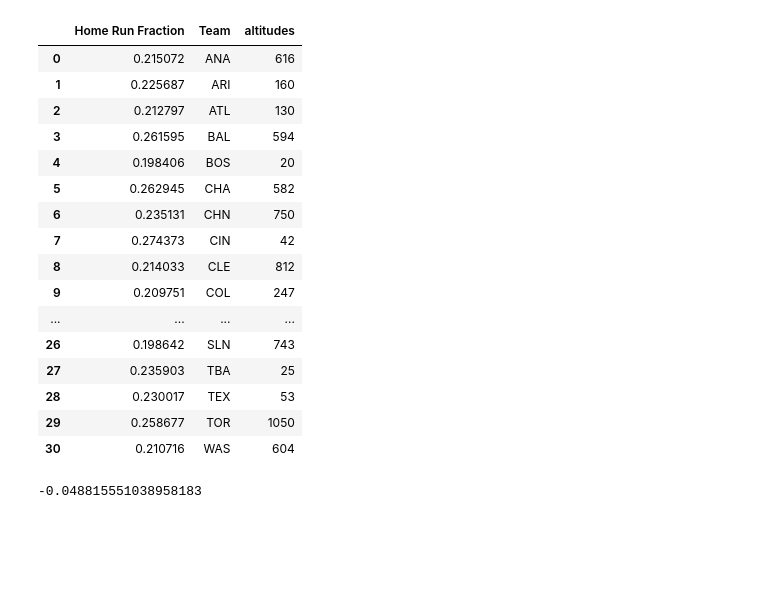
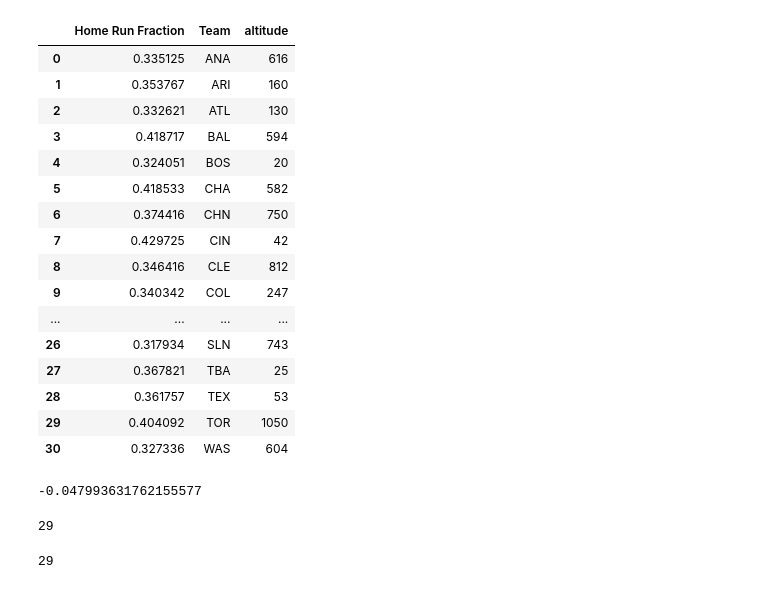
Before and after one commit to SamBusser30/Park_Factor-, a Jupyter notebook: Project_Code/HR fraction.ipynb, the cells around one changed output. Saved outputs shown, nothing was run; the diff lists cells and outputs as text; code cells hidden in the pictures; blank space fills up the shorter version.

```diff
--- a/Project_Code/HR fraction.ipynb
+++ b/Project_Code/HR fraction.ipynb
@@ -47,7 +47,7 @@ index = 0
 for ii in team_ids:
     dfTemp = dfRetro.loc[dfRetro['home_team_id'] == ii]
     dfTemp2 = dfTemp.loc[dfTemp['event_cd'] == 23]
-    home_runs[index][1] = dfTemp2['game_id'].count()
+    home_runs[index][1] = dfTemp2['event_runs_ct'].sum()
     index +=1
 
 #combine Miami and Florida
@@ -132,26 +135,31 @@ plt.show()
 # %%
-d = {'Team': team_ids,'Home Run Fraction': HRF, 'altitudes': altitudes['altitude']}
+d = {'Team': team_ids,'Home Run Fraction': HRF, 'altitude': altitudes['altitude']}
 dfCor = pd.DataFrame(data=d)
 dfCor
 # %% [output]
-|  | Home Run Fraction | Team | altitudes |
-| 0 | 0.215072 | ANA | 616 |
-| 1 | 0.225687 | ARI | 160 |
-| 2 | 0.212797 | ATL | 130 |
-| 3 | 0.261595 | BAL | 594 |
-| 4 | 0.198406 | BOS | 20 |
-| 5 | 0.262945 | CHA | 582 |
-| 6 | 0.235131 | CHN | 750 |
-| 7 | 0.274373 | CIN | 42 |
-| 8 | 0.214033 | CLE | 812 |
-| 9 | 0.209751 | COL | 247 |
+|  | Home Run Fraction | Team | altitude |
+| 0 | 0.335125 | ANA | 616 |
+| 1 | 0.353767 | ARI | 160 |
+| 2 | 0.332621 | ATL | 130 |
+| 3 | 0.418717 | BAL | 594 |
+| 4 | 0.324051 | BOS | 20 |
+| 5 | 0.418533 | CHA | 582 |
+| 6 | 0.374416 | CHN | 750 |
+| 7 | 0.429725 | CIN | 42 |
+| 8 | 0.346416 | CLE | 812 |
+| 9 | 0.340342 | COL | 247 |
 | ... | ... | ... | ... |
-| 26 | 0.198642 | SLN | 743 |
-| 27 | 0.235903 | TBA | 25 |
-| 28 | 0.230017 | TEX | 53 |
-| 29 | 0.258677 | TOR | 1050 |
-| 30 | 0.210716 | WAS | 604 |
+| 26 | 0.317934 | SLN | 743 |
+| 27 | 0.367821 | TBA | 25 |
+| 28 | 0.361757 | TEX | 53 |
+| 29 | 0.404092 | TOR | 1050 |
+| 30 | 0.327336 | WAS | 604 |
 # %%
 dfCor['altitudes'].corr(dfCor['Home Run Fraction'])
 # %% [output]
--0.048815551038958183
+-0.047993631762155577
+# %%
+altitudes = altitudes['altitude'].drop([18])
+len(altitudes)
+# %% [output]
+29
@@ -157,0 +168,4 @@ dfCor['altitudes'].corr(dfCor['Home Run Fraction'])
+# %%
+len(HRF)
+# %% [output]
+29
```
Also changed, not shown: parts of 8 cells of this notebook, 2 other files.
